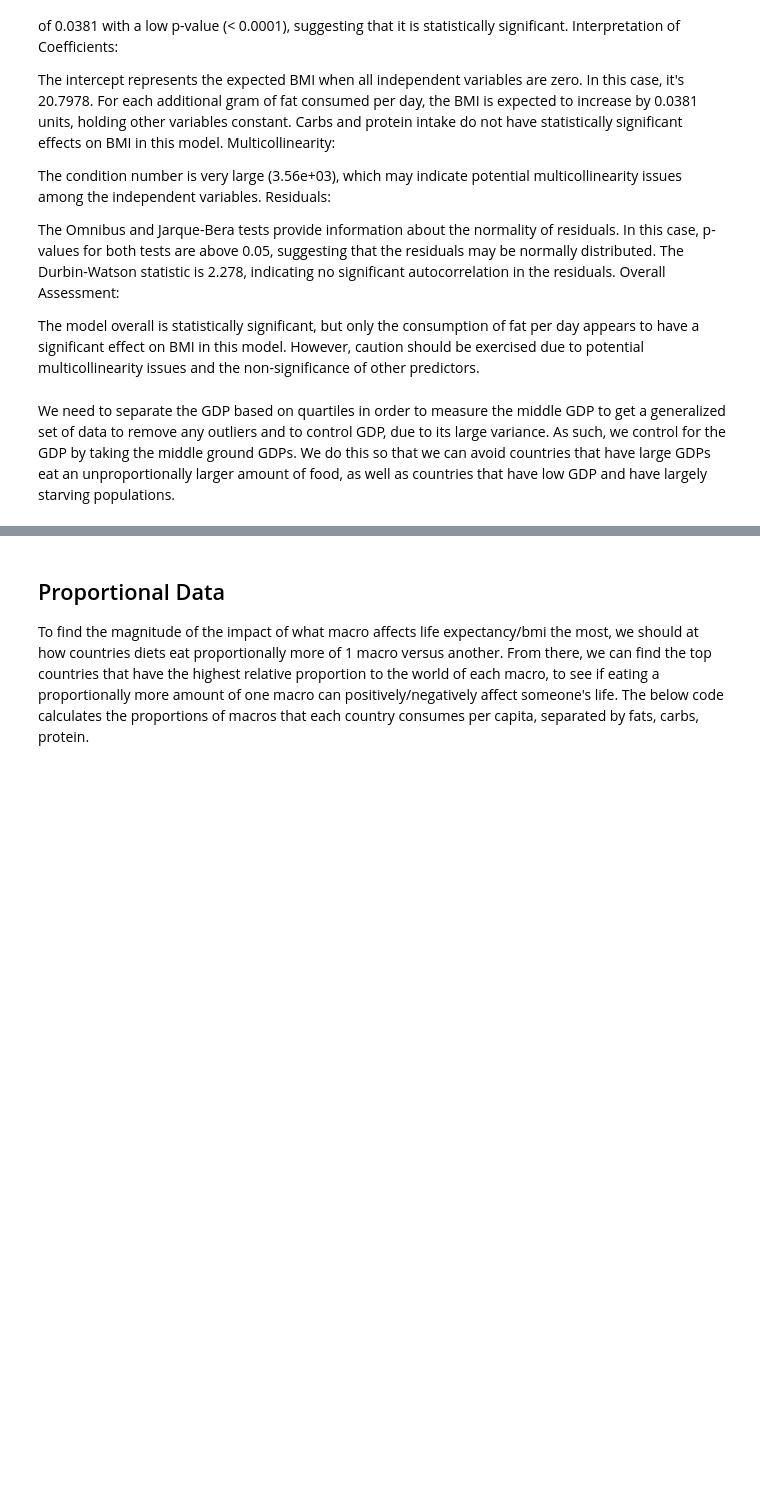
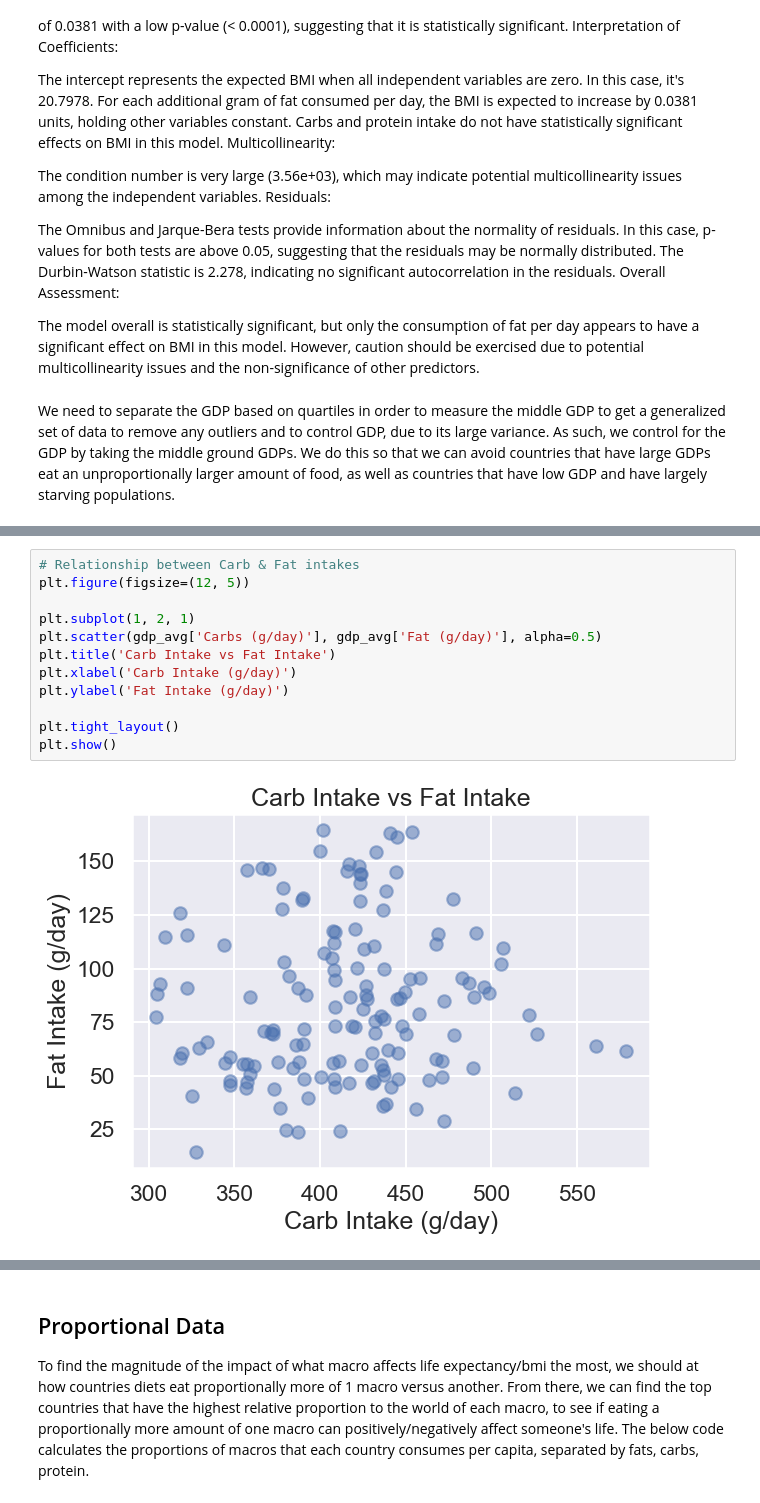
Before and after one commit to COGS108/Group074_WI24, a Jupyter notebook: EDACheckpoint_Group074_WI24.ipynb, the cells around one changed output, grey strips where cells are left out. Drawn from its saved outputs; the diff is of its cells as text; blank space fills up the shorter version.

```diff
--- a/EDACheckpoint_Group074_WI24.ipynb
+++ b/EDACheckpoint_Group074_WI24.ipynb
@@ -982,0 +1057,14 @@ strong multicollinearity or other numerical problems.
+# %%
+# Relationship between Carb & Fat intakes
+plt.figure(figsize=(12, 5))
+
+plt.subplot(1, 2, 1)
+plt.scatter(gdp_avg['Carbs (g/day)'], gdp_avg['Fat (g/day)'], alpha=0.5)
+plt.title('Carb Intake vs Fat Intake')
+plt.xlabel('Carb Intake (g/day)')
+plt.ylabel('Fat Intake (g/day)')
+
+plt.tight_layout()
+plt.show()
+# %% [output]
+[figure, added]
```
Also changed, not shown: parts of 10 cells of this notebook.
